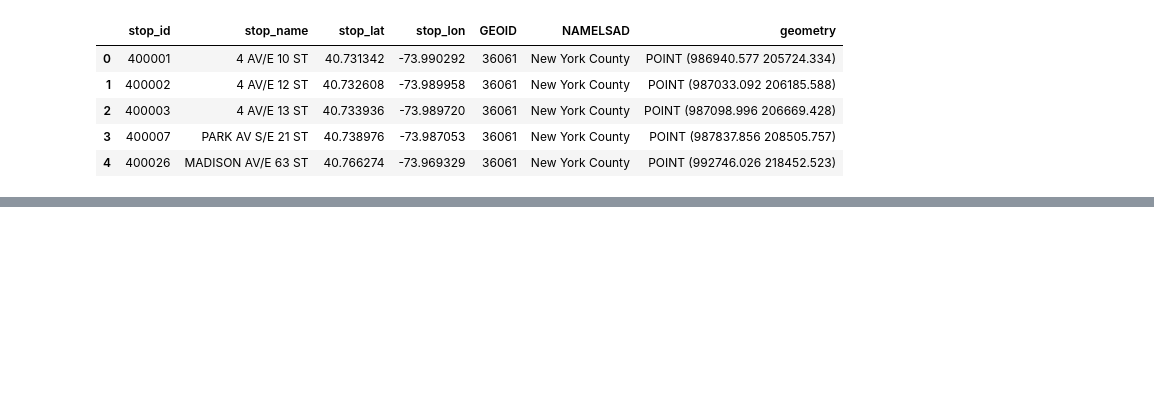
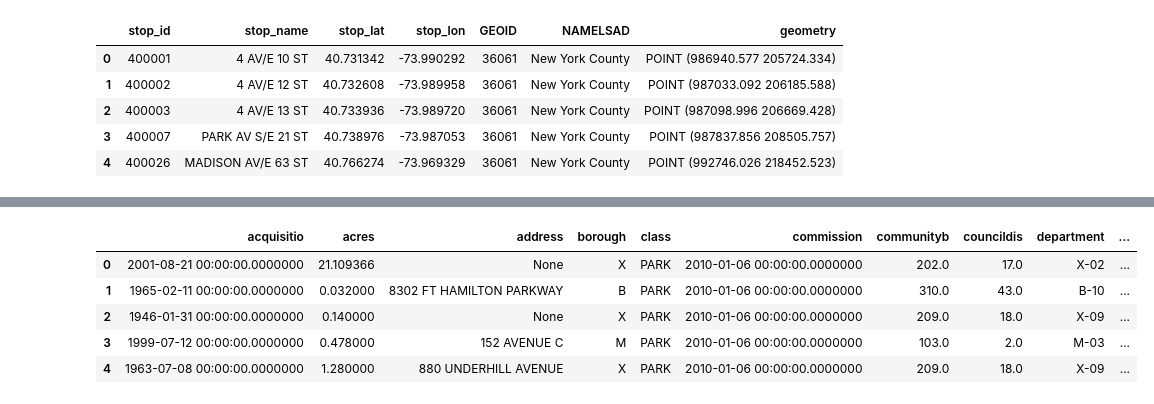
Before and after one commit to kirthi-b/QoL_NYC_Children, a Jupyter notebook: Access/Access.ipynb, the cells around one changed output, grey strips where cells are left out. Cells and saved outputs as stored; diff of their text form; code cells hidden in the pictures; blank space fills up the shorter version.

```diff
--- a/Access/Access.ipynb
+++ b/Access/Access.ipynb
@@ -112,0 +136,10 @@ gdf.head()
+# %%
+parks_gdf = gpd.read_file("/content/QoL_NYC_Children/Access/Data/Parks Properties", driver = "shapefile")
+parks_gdf.head()
+# %% [output]
+|  | acquisitio | acres | address | borough | class | commission | communityb | councildis | department | ... |
+| 0 | 2001-08-21 00:00:00.0000000 | 21.109366 | None | X | PARK | 2010-01-06 00:00:00.0000000 | 202.0 | 17.0 | X-02 | ... |
+| 1 | 1965-02-11 00:00:00.0000000 | 0.032000 | 8302 FT HAMILTON PARKWAY | B | PARK | 2010-01-06 00:00:00.0000000 | 310.0 | 43.0 | B-10 | ... |
+| 2 | 1946-01-31 00:00:00.0000000 | 0.140000 | None | X | PARK | 2010-01-06 00:00:00.0000000 | 209.0 | 18.0 | X-09 | ... |
+| 3 | 1999-07-12 00:00:00.0000000 | 0.478000 | 152 AVENUE C | M | PARK | 2010-01-06 00:00:00.0000000 | 103.0 | 2.0 | M-03 | ... |
+| 4 | 1963-07-08 00:00:00.0000000 | 1.280000 | 880 UNDERHILL AVENUE | X | PARK | 2010-01-06 00:00:00.0000000 | 209.0 | 18.0 | X-09 | ... |
```
Also changed, not shown: parts of 26 cells of this notebook, 9 other files.
